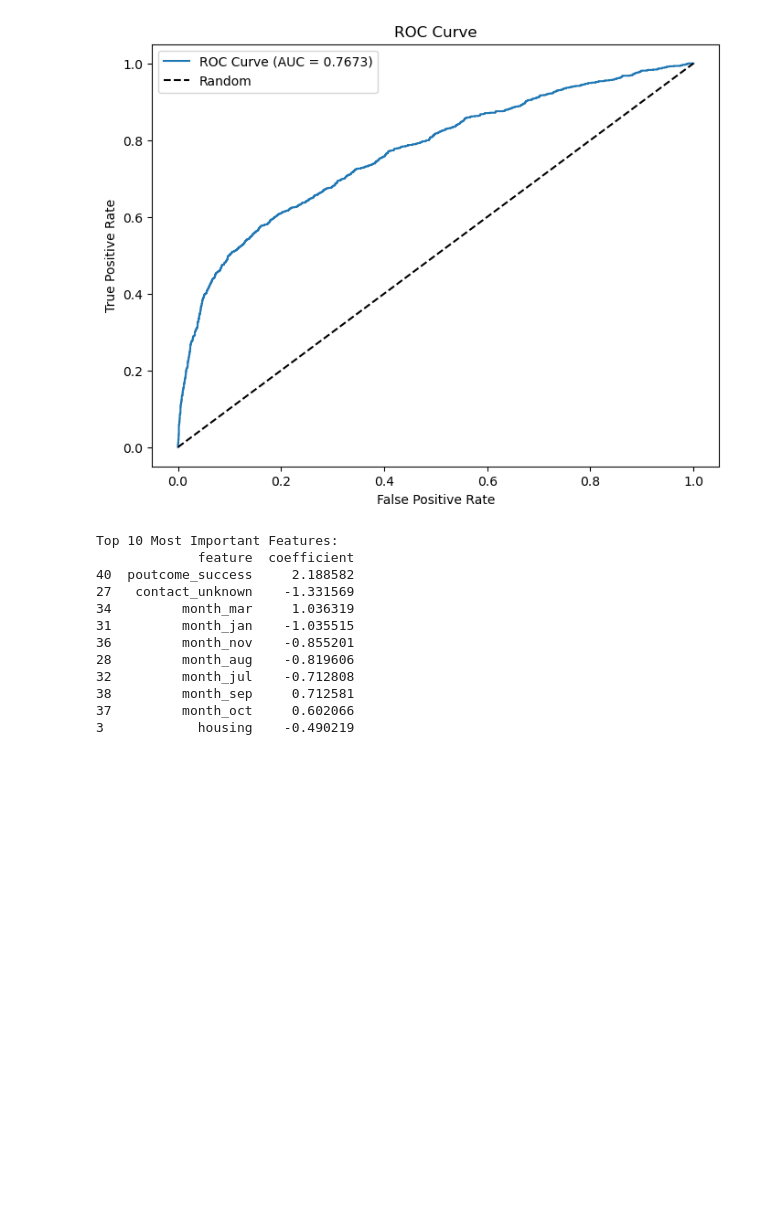
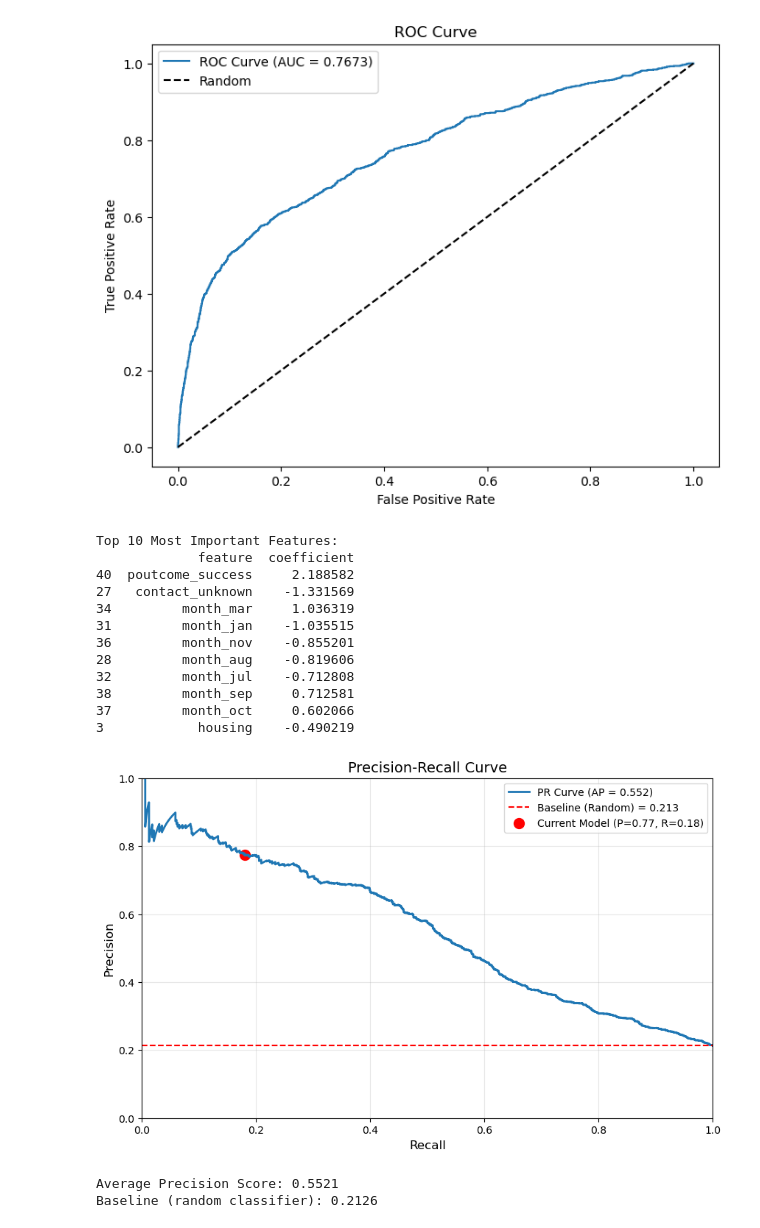
Before and after one commit to lucas-ben/mba-business-analytics, a Jupyter notebook: courses/machine-learning/Assignment 1/Bank Marketing Data/assignment_workbook.ipynb, the cells around one changed output. Drawn from its saved outputs; the diff is of its cells as text; code cells hidden in the pictures; blank space fills up the shorter version.

```diff
--- a/courses/machine-learning/Assignment 1/Bank Marketing Data/assignment_workbook.ipynb
+++ b/courses/machine-learning/Assignment 1/Bank Marketing Data/assignment_workbook.ipynb
@@ -501,3 +501,44 @@ Top 10 Most Important Features:
 38         month_sep     0.712581
 37         month_oct     0.602066
 3            housing    -0.490219
+# %%
+from sklearn.metrics import precision_recall_curve, average_precision_score
+import matplotlib.pyplot as plt
+
+# Calculate precision-recall curve
+precision, recall, thresholds = precision_recall_curve(y_test, y_pred_proba)
+
+# Calculate average precision score (area under PR curve)
+avg_precision = average_precision_score(y_test, y_pred_proba)
+
+# Plot the precision-recall curve
+plt.figure(figsize=(10, 6))
+plt.plot(recall, precision, label=f'PR Curve (AP = {avg_precision:.3f})', linewidth=2)
+
+# Add baseline (random classifier performance)
+baseline = y_test.mean()  # Proportion of positive class
+plt.axhline(y=baseline, color='r', linestyle='--',
+           label=f'Baseline (Random) = {baseline:.3f}')
+
+# Mark current model's performance
+current_precision = precision_score(y_test, y_pred, pos_label=1)
+current_recall = recall_score(y_test, y_pred, pos_label=1)
+plt.scatter(current_recall, current_precision, color='red', s=100,
+           label=f'Current Model (P={current_precision:.2f}, R={current_recall:.2f})')
+
+# Formatting
+plt.xlabel('Recall', fontsize=12)
+plt.ylabel('Precision', fontsize=12)
+plt.title('Precision-Recall Curve', fontsize=14)
+plt.legend()
+plt.grid(True, alpha=0.3)
+plt.xlim([0, 1])
+plt.ylim([0, 1])
+plt.show()
+
+print(f"Average Precision Score: {avg_precision:.4f}")
+print(f"Baseline (random classifier): {baseline:.4f}")
+# %% [output]
+[figure, added]
+Average Precision Score: 0.5521
+Baseline (random classifier): 0.2126
```
